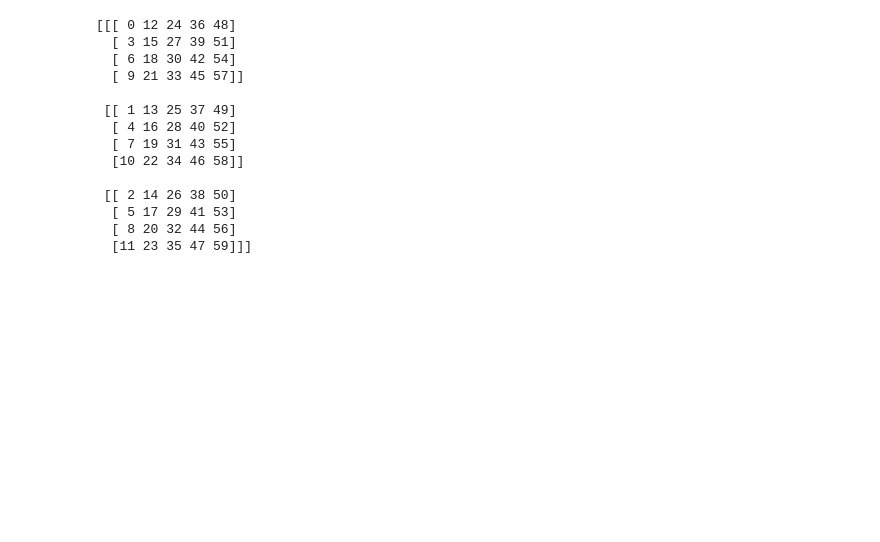
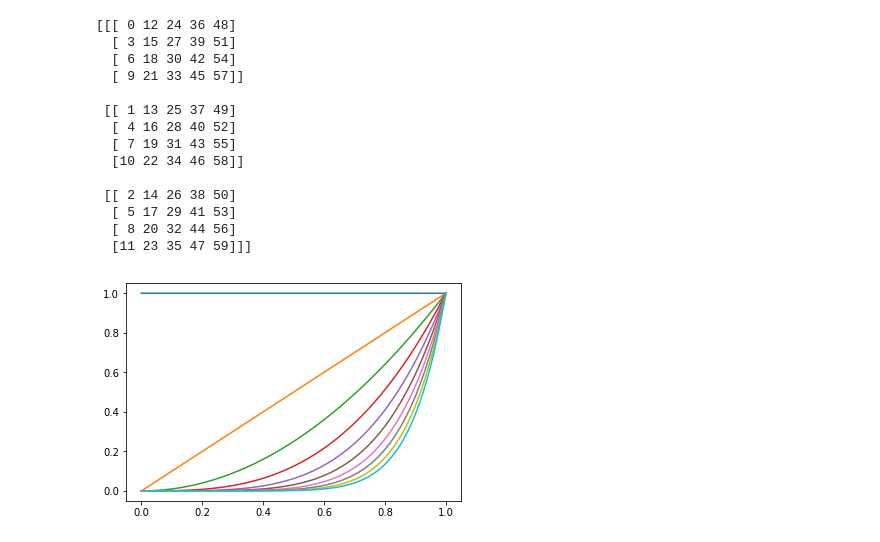
Before and after one commit to baruselli/P1.4_seed, a Jupyter notebook: ex01.ipynb, the cells around one changed output. Cells and saved outputs as stored; diff of their text form; code cells hidden in the pictures; blank space fills up the shorter version.

```diff
--- a/ex01.ipynb
+++ b/ex01.ipynb
@@ -104,3 +104,12 @@ print(d)
   [11 23 35 47 59]]]
 # %%
 reshape?
+# %%
+n=10
+q=linspace(0,1,n)
+d=np.arange(0,10).reshape(-1,1)
+x=np.linspace(0,1,1025)
+y=x**d
+plt.plot(x,transpose(y));
+# %% [output]
+[figure, added]
```
Also changed, not shown: parts of 12 cells of this notebook.
